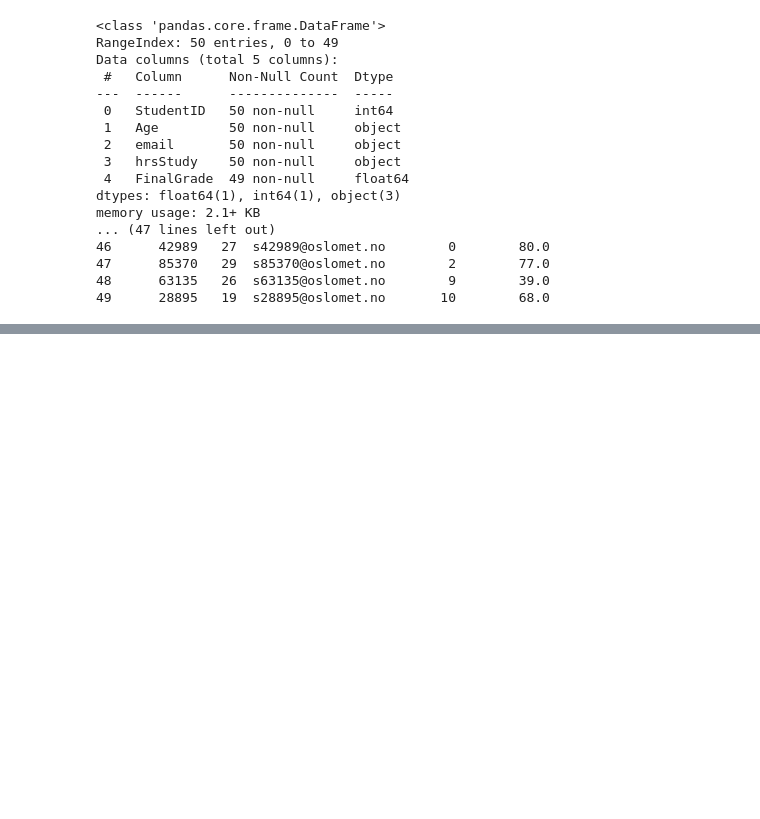
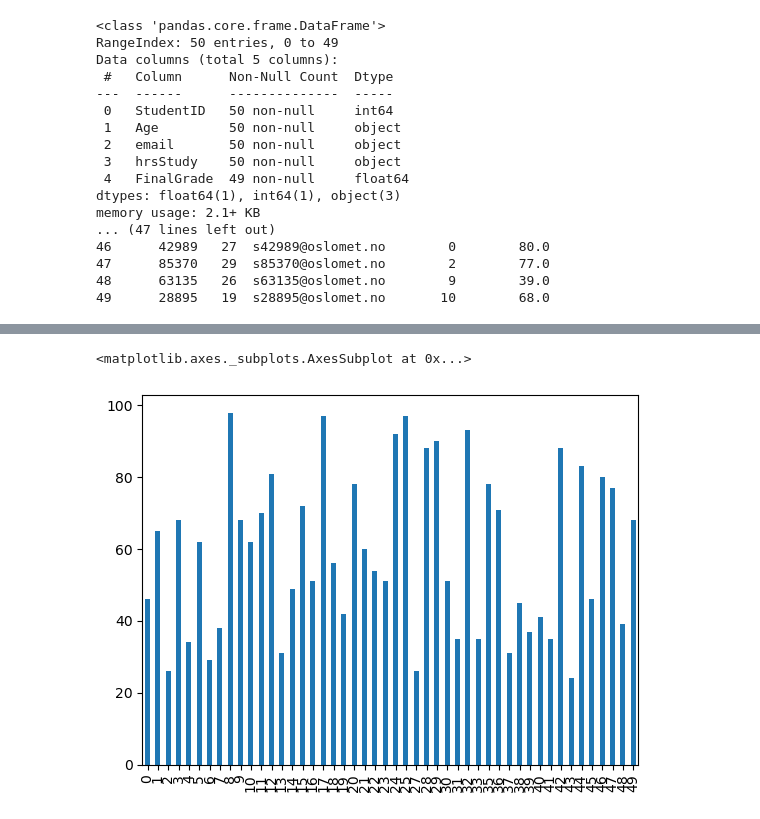
Before and after one commit to Suzanemh/AI, a Jupyter notebook: studentDataAnalysis.ipynb, the cells around one changed output, grey strips where cells are left out. Saved outputs shown, nothing was run; the diff lists cells and outputs as text; code cells hidden in the pictures; blank space fills up the shorter version.

```diff
--- a/studentDataAnalysis.ipynb
+++ b/studentDataAnalysis.ipynb
@@ -39,0 +72,13 @@ df.info()
+# %%
+#tar bort outliner
+z_scores = (df['FinalGrade'] - df['FinalGrade'].mean()) / df['FinalGrade'].std()
+abs_z_scores = np.abs(z_scores)
+threshold = 3
+filtered_entries = (abs_z_scores < threshold)
+df_clean = df[filtered_entries]
+
+df_clean.to_csv('cleaned_data.csv', index=False)
+df_clean["FinalGrade"].plot.bar()
+# %% [output]
+<matplotlib.axes._subplots.AxesSubplot at 0x...>
+[figure, added]
```
Also changed, not shown: parts of 5 cells of this notebook.
